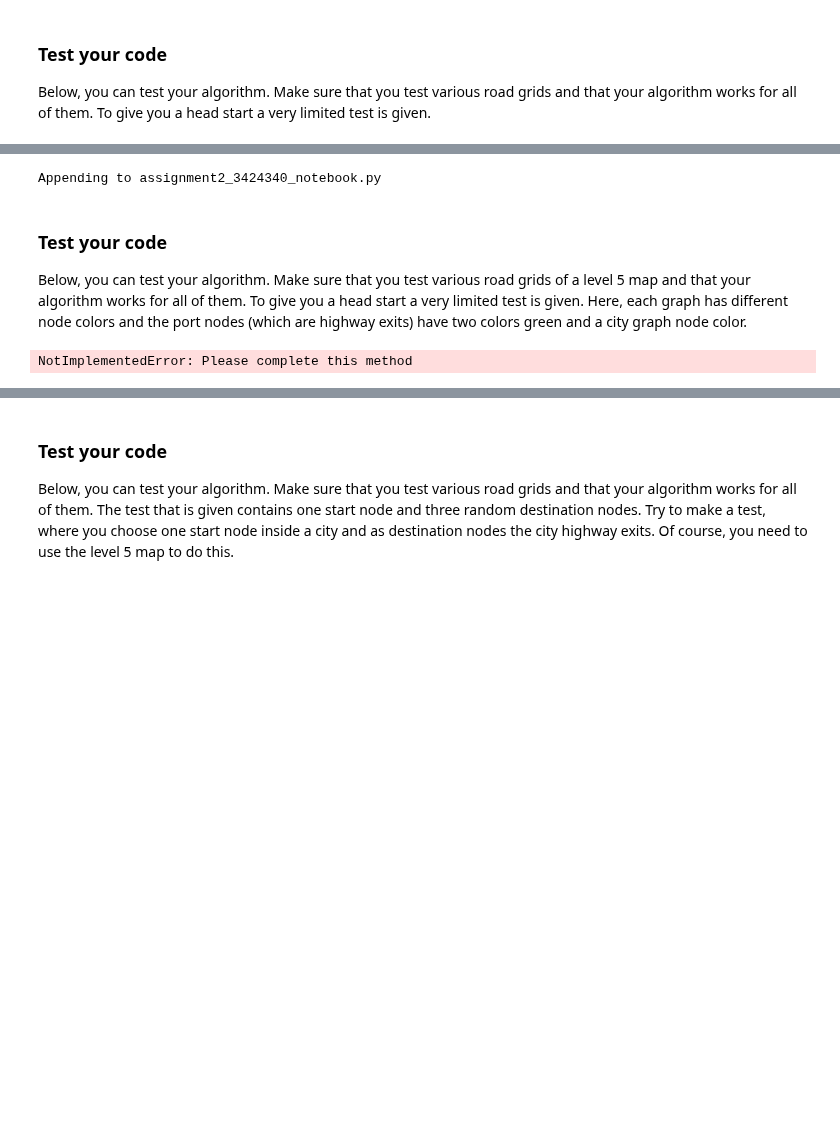
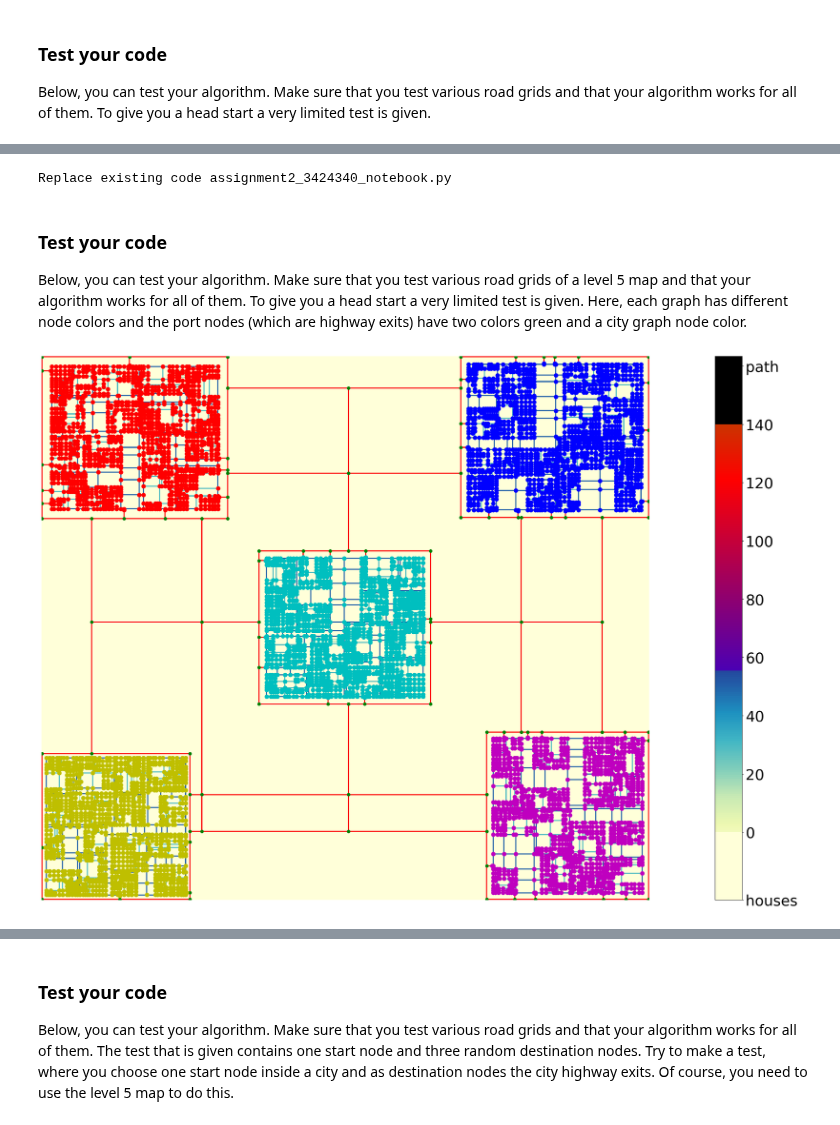
Before and after one commit to GabrielaGroenenewegenVanDerWeijden/AADS_Google_maps, a Jupyter notebook: AADS_Googlemaps/assignment2.ipynb, the cells around one changed output, grey strips where cells are left out. Cells and saved outputs as stored; diff of their text form; code cells hidden in the pictures; blank space fills up the shorter version.

```diff
--- a/AADS_Googlemaps/assignment2.ipynb
+++ b/AADS_Googlemaps/assignment2.ipynb
@@ -1223,25 +1214,38 @@ def create_country_graphs(map_):
     :return: A list of graphs
     :rtype: list[Graph]
     """
-    raise NotImplementedError("Please complete this method")
+    # Initializing the city corners.
+    city_corners = map_.city_corners
+
+    # Getting the highway map.
+    highway_map = map_.get_highway_map()
+
+    map_city = map_.get_city_map()
+
+    # Initializing the city graphs list.
+    city_graphs = []
+    for corner in city_corners:
+        city_graphs.append(Graph(map_city, start=corner))
+
+    return [Graph(highway_map)] + city_graphs
 # %% [output]
-Appending to assignment2_3424340_notebook.py
+Replace existing code assignment2_3424340_notebook.py
 # %% [markdown]
 ### Test your code
 
 Below, you can test your algorithm. Make sure that you test various road grids of a level 5 map and that your algorithm works for all of them. To give you a head start a very limited test is given. Here, each graph has different node colors and the port nodes (which are highway exits) have two colors green and a city graph node color.
 # %%
 # If you put the map generated in a separate cell you can run multiple tests on the same map
-map_ = Map(5, (1,3), 5)
+map_ = Map(5, (1,5),5)
 # %%
 plt.matplotlib.rcParams['figure.dpi'] = min(1000, max(50, map_.size ** 0.5 // 4))  # Number of pixels, therefore, the quality of the image. A large dpi is very slow.
 
 colors = ["g", "r", "b", "y", "m", "c"]
 for i, graph in enumerate(create_country_graphs(map_)):
-    graph.show_coordinates(color=colors[i], size=3 if i else 6)
+    graph.show_coordinates(color=colors[i], size=8 if i else 6)
 map_.show()
 # %% [output]
-NotImplementedError: Please complete this method
+[figure, added]
 # %% [markdown]
 ## 2.3a Solving the Hierarchical Graph Representations
 
```
Also changed, not shown: parts of 15 cells of this notebook, 2 other files.
